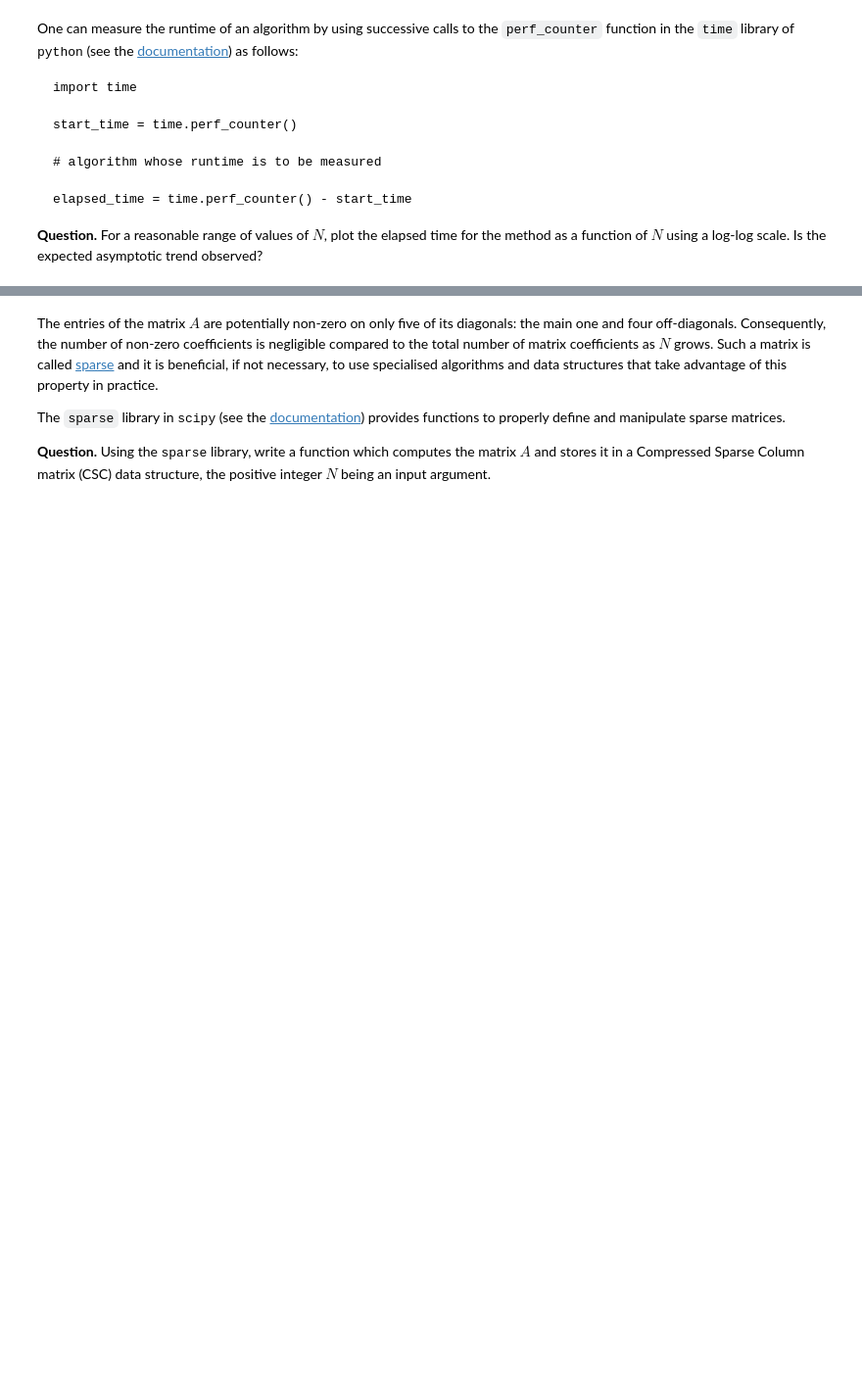
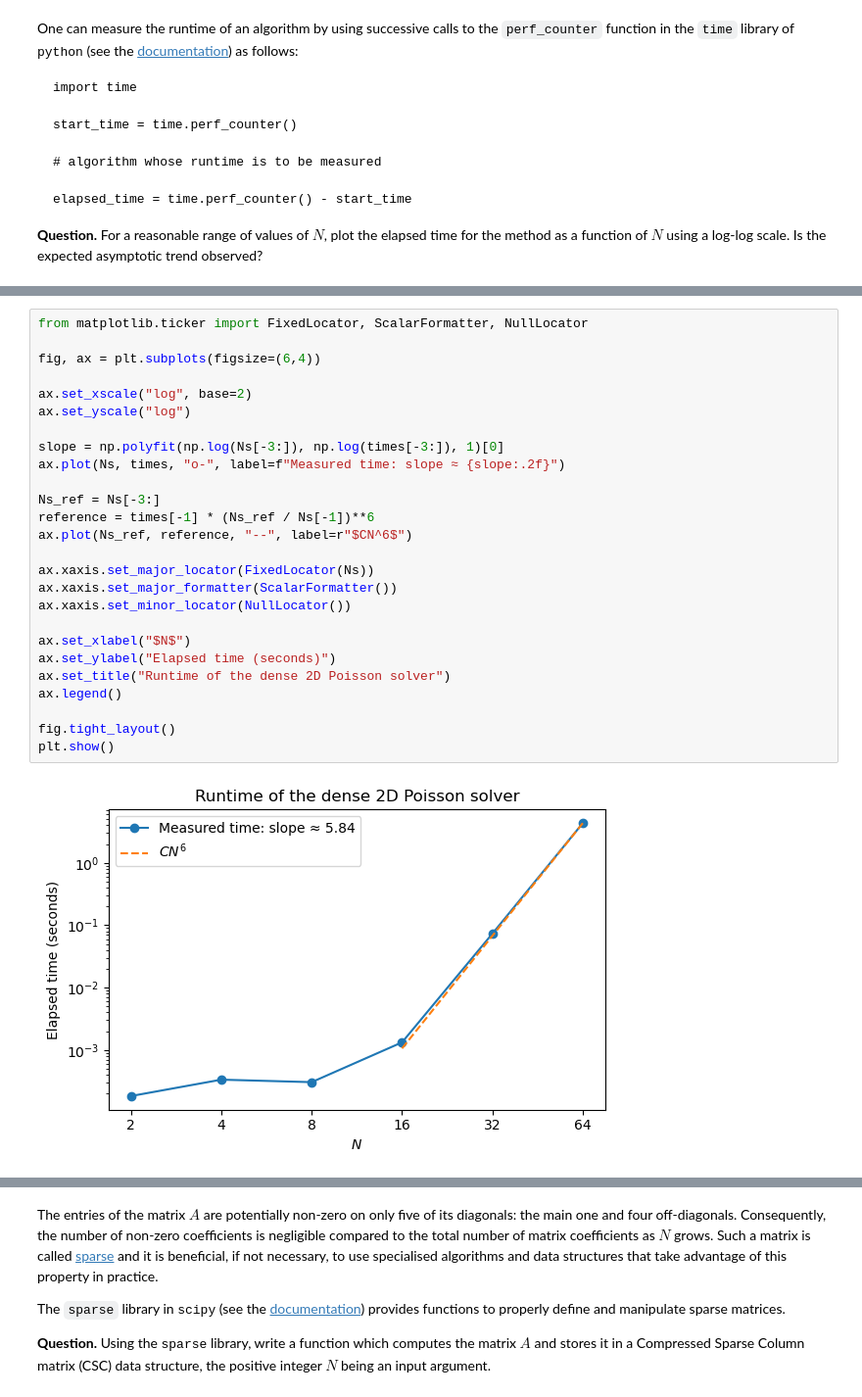
Before and after one commit to Marshhall/FDM_Elliptic, a Jupyter notebook: main.ipynb, the cells around one changed output, grey strips where cells are left out. Shown at 98% size. Drawn from its saved outputs; the diff is of its cells as text; blank space fills up the shorter version.

```diff
--- a/main.ipynb
+++ b/main.ipynb
@@ -966,0 +1090,28 @@ import time
+# %%
+from matplotlib.ticker import FixedLocator, ScalarFormatter, NullLocator
+
+fig, ax = plt.subplots(figsize=(6,4))
+
+ax.set_xscale("log", base=2)
+ax.set_yscale("log")
+
+slope = np.polyfit(np.log(Ns[-3:]), np.log(times[-3:]), 1)[0]
+ax.plot(Ns, times, "o-", label=f"Measured time: slope ≈ {slope:.2f}")
+
+Ns_ref = Ns[-3:]
+reference = times[-1] * (Ns_ref / Ns[-1])**6
+ax.plot(Ns_ref, reference, "--", label=r"$CN^6$")
+
+ax.xaxis.set_major_locator(FixedLocator(Ns))
+ax.xaxis.set_major_formatter(ScalarFormatter())
+ax.xaxis.set_minor_locator(NullLocator())
+
+ax.set_xlabel("$N$")
+ax.set_ylabel("Elapsed time (seconds)")
+ax.set_title("Runtime of the dense 2D Poisson solver")
+ax.legend()
+
+fig.tight_layout()
+plt.show()
+# %% [output]
+[figure, added]
```
Also changed, not shown: parts of 12 cells of this notebook.
